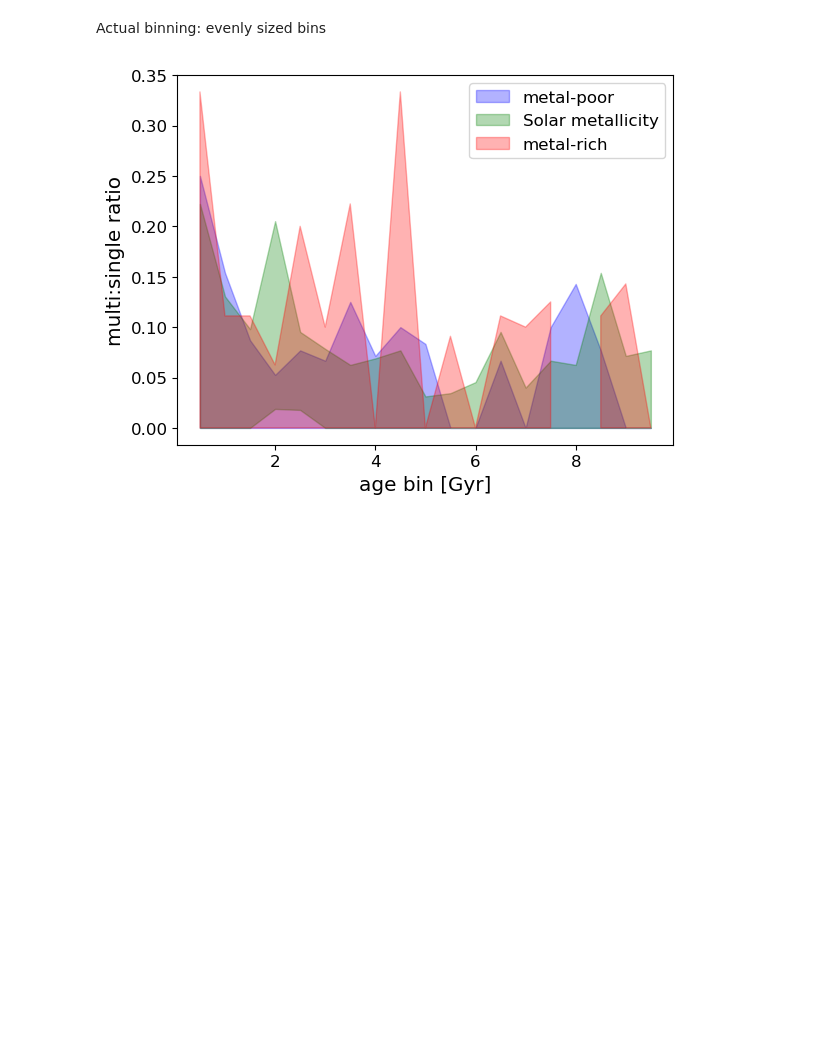
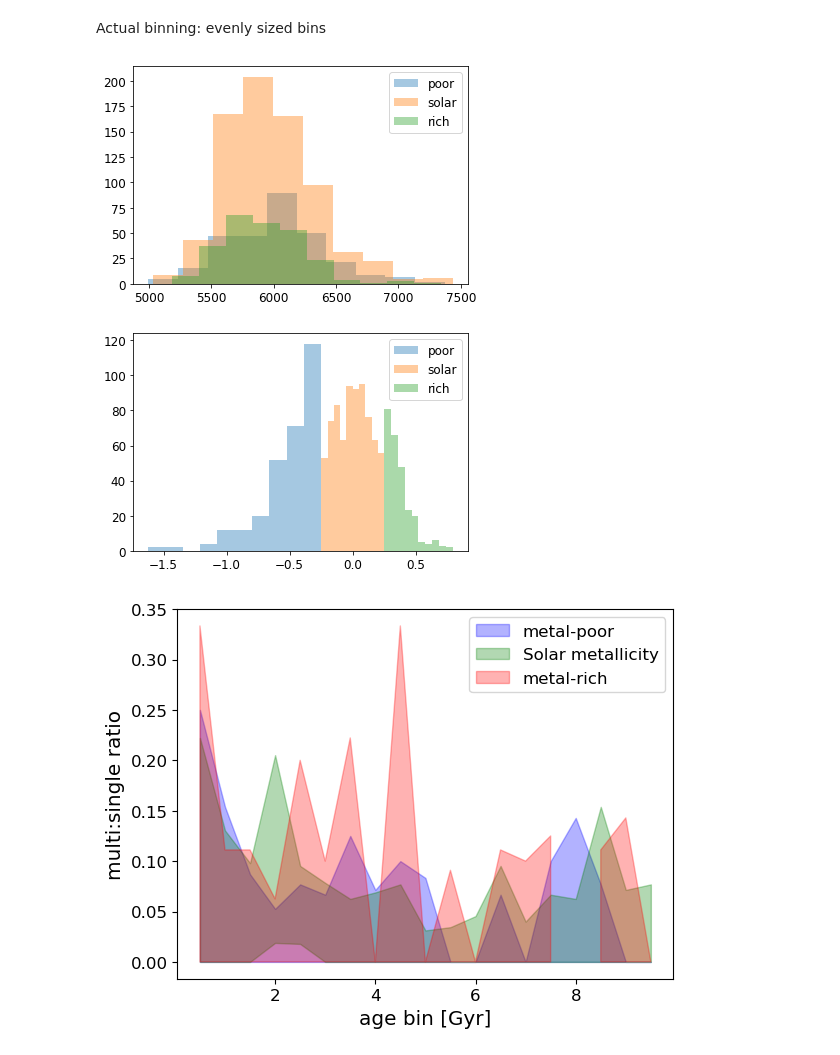
Before and after one commit to exoclam/mastrangelo, a Jupyter notebook: notebooks/stars-and-planets.ipynb, the cells around one changed output. Drawn from its saved outputs; the diff is of its cells as text; code cells hidden in the pictures; blank space fills up the shorter version.

```diff
--- a/notebooks/stars-and-planets.ipynb
+++ b/notebooks/stars-and-planets.ipynb
@@ -665,6 +665,21 @@ kepler_planet_enriched.feh_err = 0.5 * (kepler_planet_enriched.feh_err1 + np.abs
 kepler_planet_enriched.iso_age_err = 0.5 * (kepler_planet_enriched.iso_age_err1 + np.abs(kepler_planet_enriched.iso_age_err2))
 # %% [markdown]
 Actual binning: evenly sized bins
+# %%
+plt.hist(poor.teff, label='poor', alpha=0.4)
+plt.hist(solar.teff, label='solar', alpha=0.4)
+plt.hist(rich.teff, label='rich', alpha=0.4)
+plt.legend()
+plt.show()
+
+plt.hist(poor.feh, label='poor', alpha=0.4)
+plt.hist(solar.feh, label='solar', alpha=0.4)
+plt.hist(rich.feh, label='rich', alpha=0.4)
+plt.legend()
+plt.show()
+# %% [output]
+[figure, added]
+[figure, added]
 # %%
 age_bin = np.linspace(0.5, 10, 20)
 
```
Also changed, not shown: parts of 13 cells of this notebook, 1 other file.
